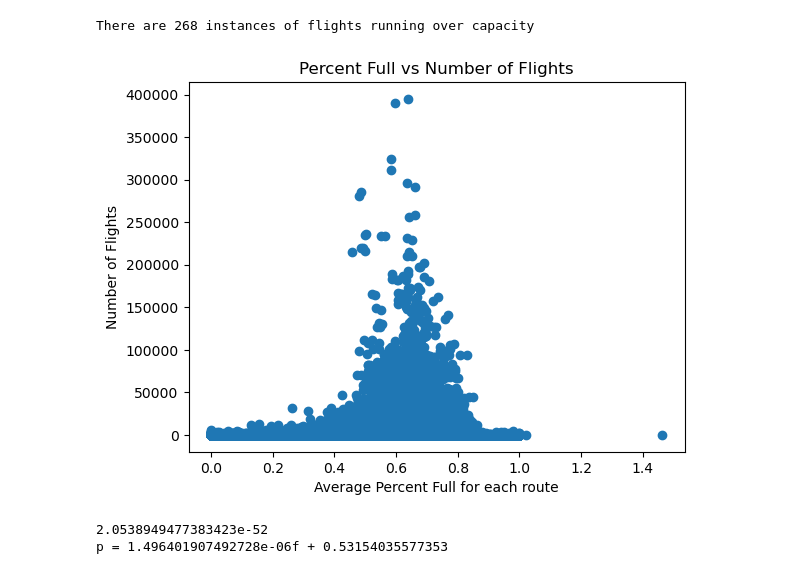
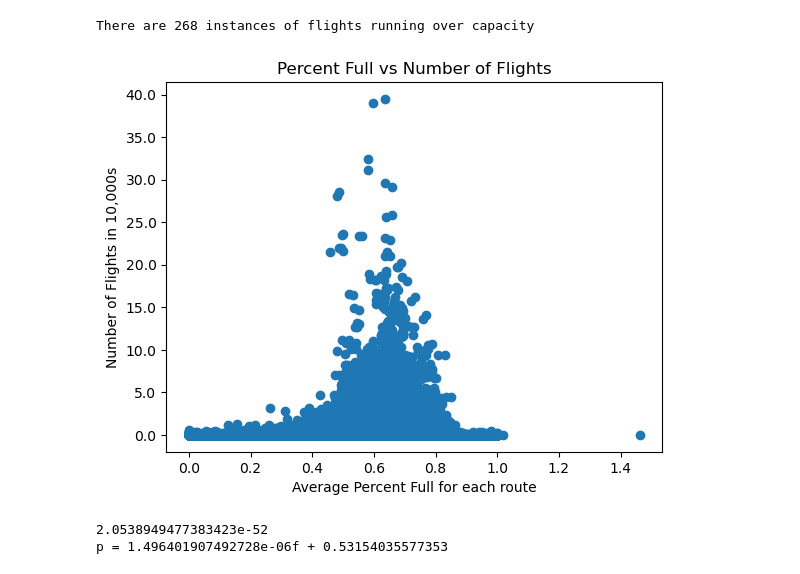
Before and after one commit to gigodata/08-EV-charging, a Jupyter notebook: Chart Generation.ipynb, the cells around one changed output. Saved outputs shown, nothing was run; the diff lists cells and outputs as text; code cells hidden in the pictures.

Commit message:
Added 2 charts and formatting to scatter plots

```diff
--- a/Chart Generation.ipynb
+++ b/Chart Generation.ipynb
@@ -13,6 +14,12 @@ df.head()
 | 2 | EUG | Eugene, OR | 284093 | RDM | Bend, OR | ... |
 | 3 | EUG | Eugene, OR | 284093 | RDM | Bend, OR | ... |
 | 4 | MFR | Medford, OR | 147300 | RDM | Bend, OR | ... |
+# %%
+def numfmt(x, pos):
+    s = '{}'.format(x/10000.0)
+    return s
+# %%
+df.rename(columns = {'Passangers' : 'Passengers'}, inplace=True)
 # %%
 # Remove where two columns are equal, this step may be skipped
 # New question: how may airports have flights originating and arriving at themselves?
@@ -39,3 +46,10 @@ uniqueRoutes.head()
 uniqueRoutes.shape[0]
 # %% [output]
 36449
+# %%
+# Amadas code for getting route info
+df["Route"] = df["Origin Airport"] + "_" + df["Destination Airport"]
+passenger_count = df[["Route", "Passengers"]].groupby("Route").sum().sort_values("Passengers", ascending=False)
+
+demand = passenger_count.merge(df[["Route", "Origin Airport", "Origin City", "Destination Airport", "Destination City", 'Distance']], on="Route", how="inner").groupby("Route").first().sort_values("Passengers", ascending=False)
+demand.head(10)
@@ -41,0 +69,8 @@ uniqueRoutes.shape[0]
+# %%
+# Amadas code for getting route info
+# SLIGHTLY ALTERED FROM CELL ABOVE TO LOOK AT FLIGHT COUNT RATHER THAN PASSANGER LOAD
+df["Route"] = df["Origin Airport"] + "_" + df["Destination Airport"]
+flight_count = df[["Route", "Flights"]].groupby("Route").sum().sort_values("Flights", ascending=False)
+
+flightDF = flight_count.merge(df[["Route", "Origin Airport", "Origin City", "Destination Airport", "Destination City", 'Distance']], on="Route", how="inner").groupby("Route").first().sort_values("Flights", ascending=False)
+flightDF.head(10)
@@ -126,12 +174,14 @@ print(f'There are {len(test)} instances of flights running over capacity')
 There are 268 instances of flights running over capacity
 # %%
 plt.scatter(fullFrame['Percent Full'], fullFrame['Flights'])
-plt.ylabel('Number of Flights')
+yfmt = tkr.FuncFormatter(numfmt)
+plt.gca().yaxis.set_major_formatter(yfmt)
+plt.ylabel('Number of Flights in 10,000s')
 plt.xlabel('Average Percent Full for each route')
 plt.title('Percent Full vs Number of Flights')
 plt.show()
 # %% [output]
-[figure, old version]
+[figure, new version]
 # %%
 (slope, intercept, rvalue, pvalue, stderr) = st.linregress(fullFrame['Flights'], fullFrame['Percent Full'])
 print(pvalue)
```
Also changed, not shown: parts of 9 cells of this notebook.
